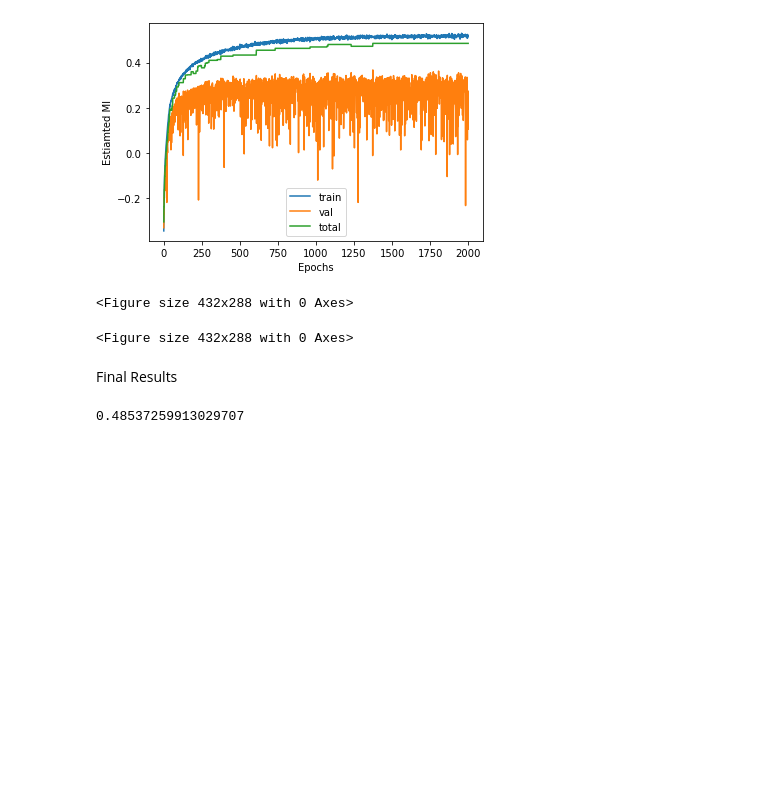
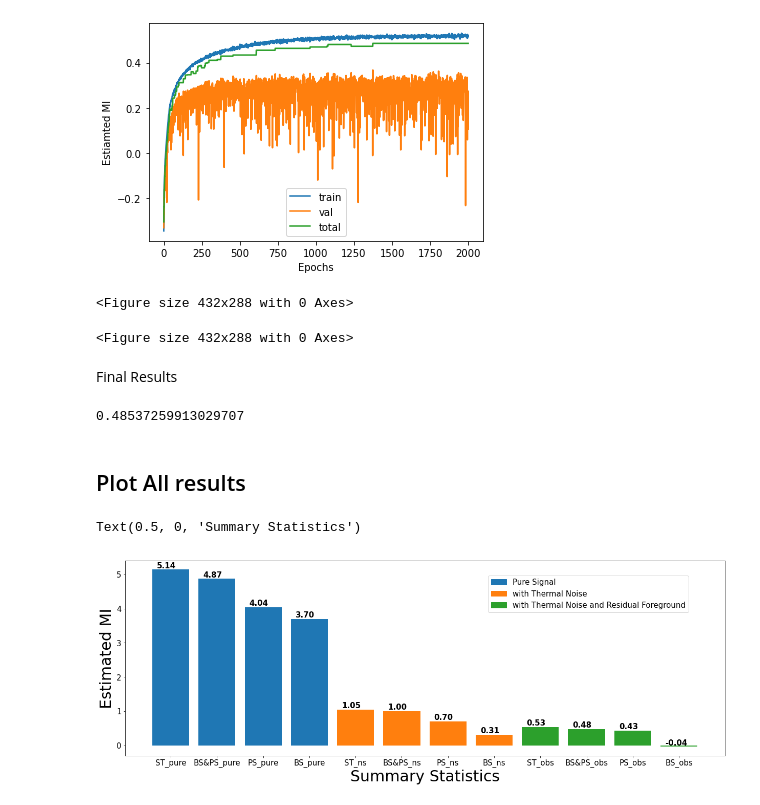
Before and after one commit to suicee/MI4StatsEval, a Jupyter notebook: MI_Estimation.ipynb, the cells around one changed output. Cells and saved outputs as stored; diff of their text form; code cells hidden in the pictures; blank space fills up the shorter version.

Commit message:
add plots

```diff
--- a/MI_Estimation.ipynb
+++ b/MI_Estimation.ipynb
@@ -347,3 +347,50 @@ Final Results
 total_MIs[-1]
 # %% [output]
 0.48537259913029707
+# %% [markdown]
+## Plot All results
+# %%
+re_all=[{'ST_pure': 5.14,
+  'BS&PS_pure': 4.87,
+  'PS_pure': 4.04,
+  'BS_pure': 3.70},
+ {'ST_ns': 1.05,
+  'BS&PS_ns': 1.00,
+  'PS_ns': 0.70,
+  'BS_ns': 0.31},
+ {'ST_obs': 0.53,
+  'BS&PS_obs': 0.48,
+  'PS_obs': 0.43,
+  'BS_obs': -0.04}]
+# %%
+import matplotlib.patches as mpatches
+import matplotlib.pyplot as plt
+
+fig=plt.figure(figsize=(21,7),facecolor=(1,1,1))
+
+tick_names=[]
+mi_total=[]
+for i in range(len(re_all)):
+    names, mis = zip(*re_all[i].items())
+
+    plt.bar(np.arange(i*4,i*4+4),mis)
+
+    mi_total=mi_total+list(mis)
+    tick_names=tick_names+list(names)
+
+plt.xticks(range(len(tick_names)), labels=tick_names,fontsize=15)
+for i in range(len(tick_names)):
+    plt.text(i-0.3, np.array(mi_total[i])+0.05, "{:.2f}".format(mi_total[i]), color='black', fontweight='bold',fontsize=15)
+
+mi_total=np.array(mi_total)
+plt.yticks(fontsize=15)
+patches=[]
+patches.append(mpatches.Patch(color='tab:blue',label='Pure Signal'))
+patches.append(mpatches.Patch(color='tab:orange',label='with Thermal Noise'))
+patches.append(mpatches.Patch(color='tab:green',label='with Thermal Noise and Residual Foreground'))
+fig.legend(handles=patches,loc=(0.62,0.75),fontsize=15)
+plt.ylabel(r"Estimated MI",fontsize=30)
+plt.xlabel("Summary Statistics",fontsize=30)
+# %% [output]
+Text(0.5, 0, 'Summary Statistics')
+[figure, added]
```
